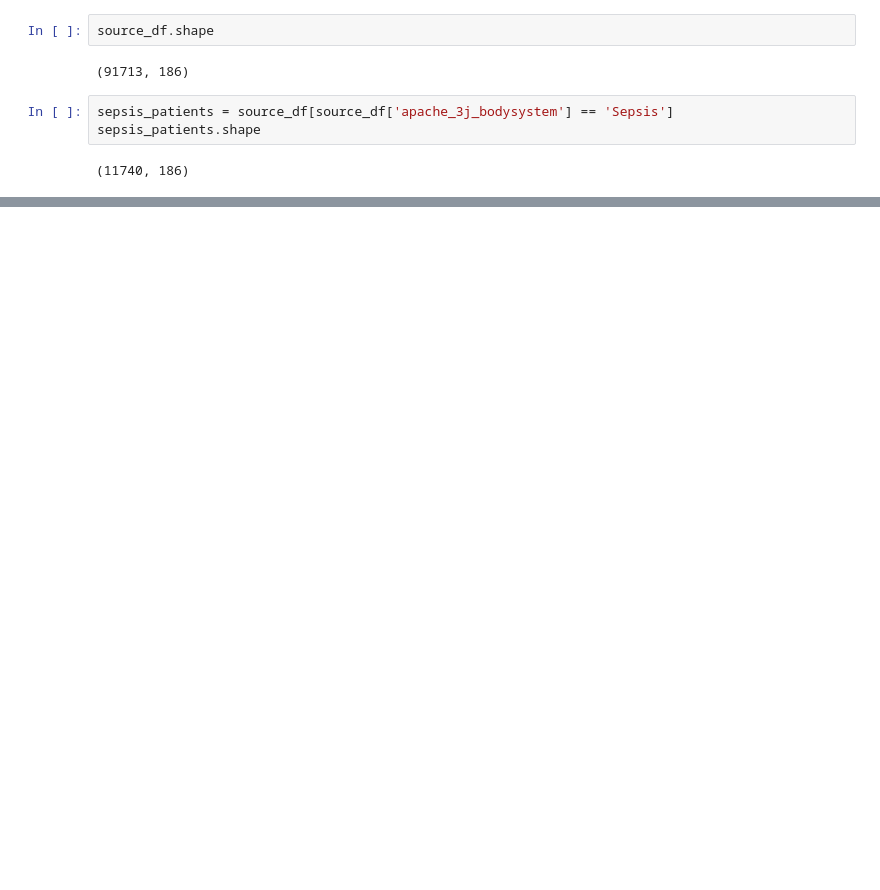
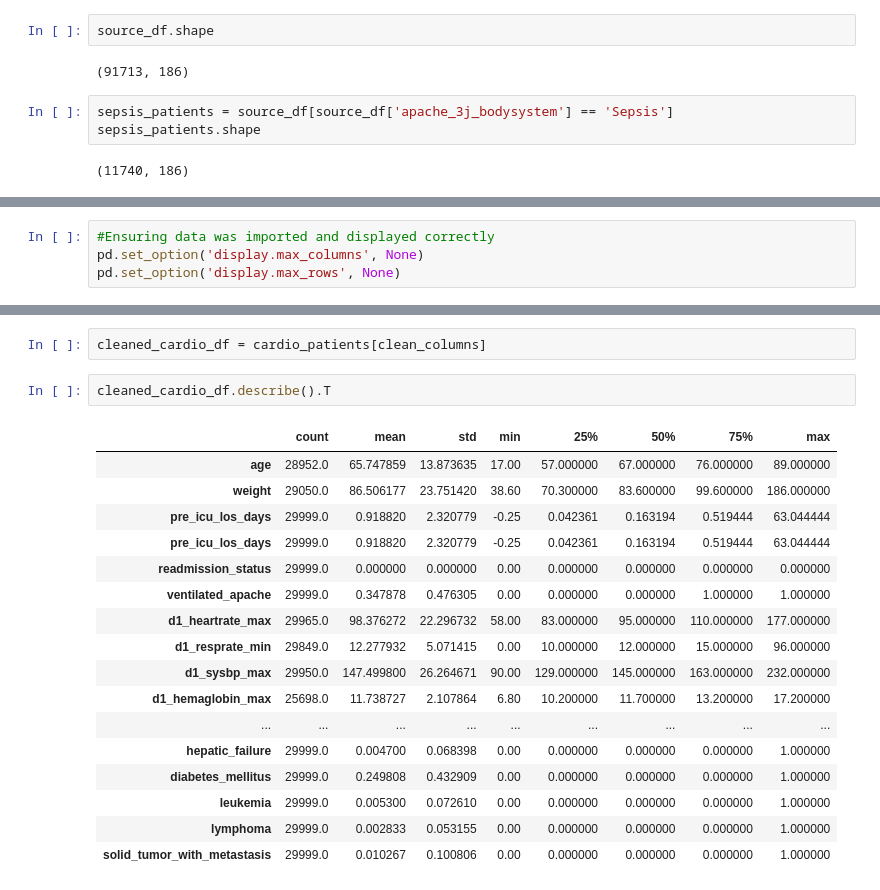
Before and after one commit to syedokun/HAD7001, a Jupyter notebook: Datathon_3/Datathon_3.ipynb, the cells around one changed output, grey strips where cells are left out. Saved outputs shown, nothing was run; the diff lists cells and outputs as text; blank space fills up the shorter version.

```diff
--- a/Datathon_3/Datathon_3.ipynb
+++ b/Datathon_3/Datathon_3.ipynb
@@ -71,0 +103,4 @@ cleaned_sepsis_df = sepsis_patients[clean_columns]
+# %%
+#Ensuring data was imported and displayed correctly
+pd.set_option('display.max_columns', None)
+pd.set_option('display.max_rows', None)
@@ -71,0 +175,22 @@ cleaned_sepsis_df = sepsis_patients[clean_columns]
+# %%
+cleaned_cardio_df = cardio_patients[clean_columns]
+# %%
+cleaned_cardio_df.describe().T
+# %% [output]
+|  | count | mean | std | min | 25% | 50% | 75% | max |
+| age | 28952.0 | 65.747859 | 13.873635 | 17.00 | 57.000000 | 67.000000 | 76.000000 | 89.000000 |
+| weight | 29050.0 | 86.506177 | 23.751420 | 38.60 | 70.300000 | 83.600000 | 99.600000 | 186.000000 |
+| pre_icu_los_days | 29999.0 | 0.918820 | 2.320779 | -0.25 | 0.042361 | 0.163194 | 0.519444 | 63.044444 |
+| pre_icu_los_days | 29999.0 | 0.918820 | 2.320779 | -0.25 | 0.042361 | 0.163194 | 0.519444 | 63.044444 |
+| readmission_status | 29999.0 | 0.000000 | 0.000000 | 0.00 | 0.000000 | 0.000000 | 0.000000 | 0.000000 |
+| ventilated_apache | 29999.0 | 0.347878 | 0.476305 | 0.00 | 0.000000 | 0.000000 | 1.000000 | 1.000000 |
+| d1_heartrate_max | 29965.0 | 98.376272 | 22.296732 | 58.00 | 83.000000 | 95.000000 | 110.000000 | 177.000000 |
+| d1_resprate_min | 29849.0 | 12.277932 | 5.071415 | 0.00 | 10.000000 | 12.000000 | 15.000000 | 96.000000 |
+| d1_sysbp_max | 29950.0 | 147.499800 | 26.264671 | 90.00 | 129.000000 | 145.000000 | 163.000000 | 232.000000 |
+| d1_hemaglobin_max | 25698.0 | 11.738727 | 2.107864 | 6.80 | 10.200000 | 11.700000 | 13.200000 | 17.200000 |
+| ... | ... | ... | ... | ... | ... | ... | ... | ... |
+| hepatic_failure | 29999.0 | 0.004700 | 0.068398 | 0.00 | 0.000000 | 0.000000 | 0.000000 | 1.000000 |
+| diabetes_mellitus | 29999.0 | 0.249808 | 0.432909 | 0.00 | 0.000000 | 0.000000 | 0.000000 | 1.000000 |
+| leukemia | 29999.0 | 0.005300 | 0.072610 | 0.00 | 0.000000 | 0.000000 | 0.000000 | 1.000000 |
+| lymphoma | 29999.0 | 0.002833 | 0.053155 | 0.00 | 0.000000 | 0.000000 | 0.000000 | 1.000000 |
+| solid_tumor_with_metastasis | 29999.0 | 0.010267 | 0.100806 | 0.00 | 0.000000 | 0.000000 | 0.000000 | 1.000000 |
```
Also changed, not shown: parts of 12 cells of this notebook.
